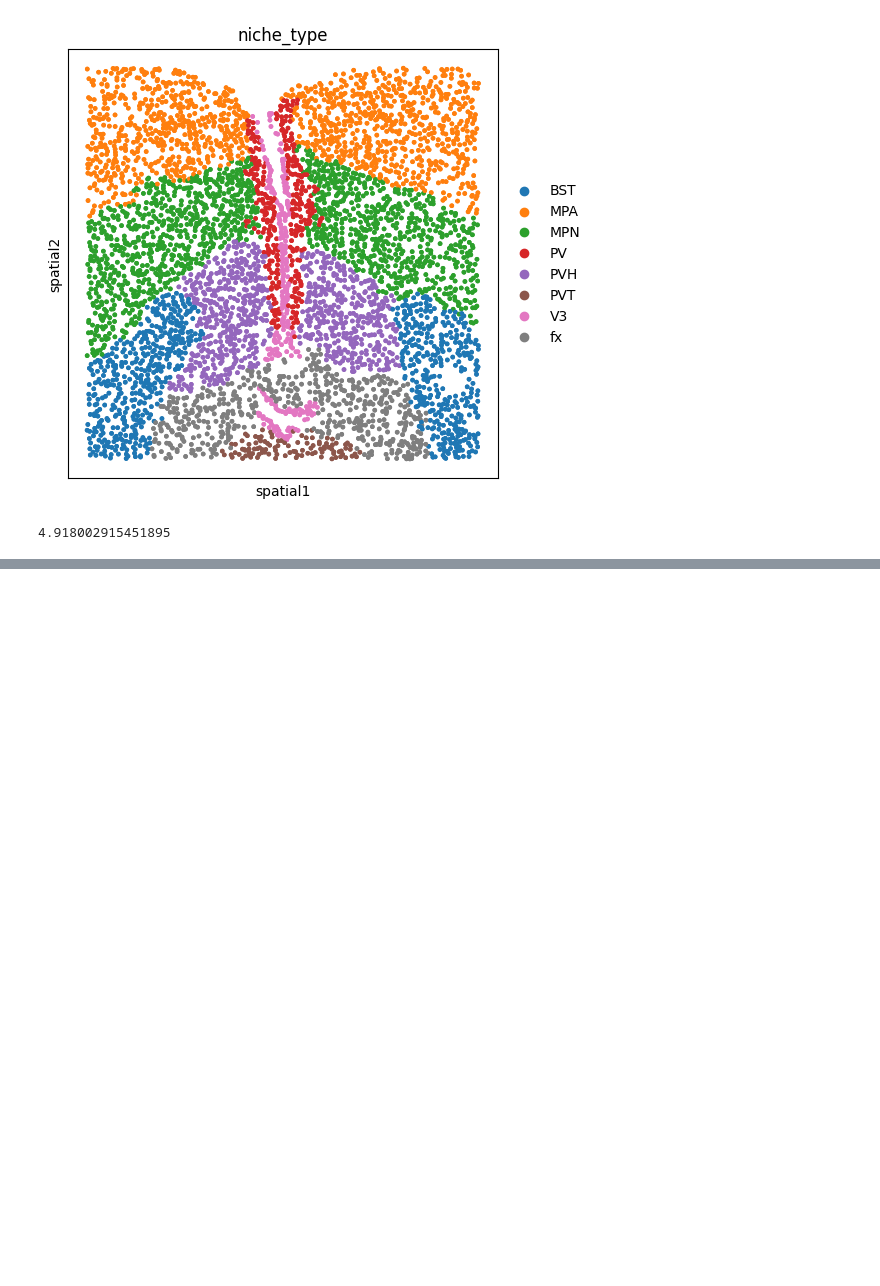
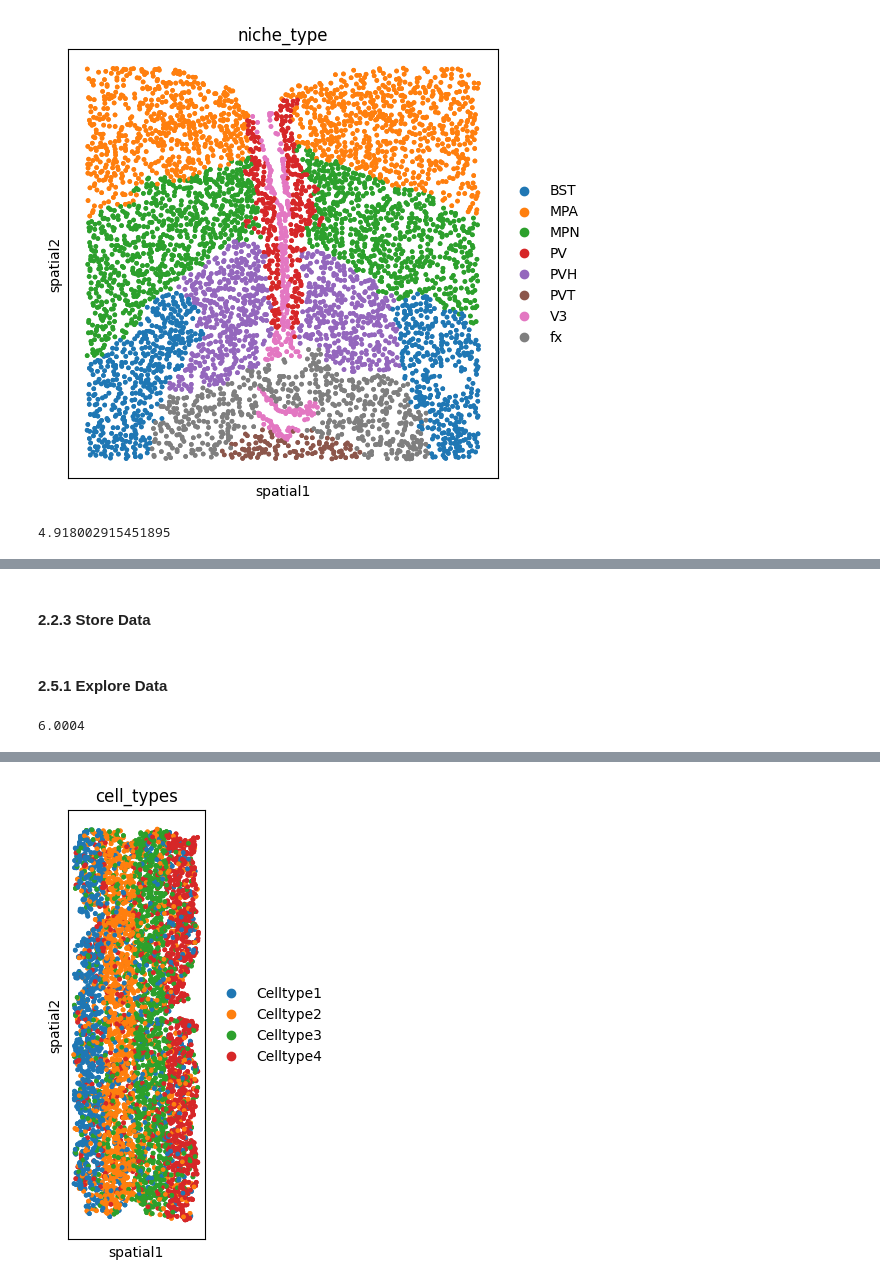
Before and after one commit to Lotfollahi-lab/terra-reproducibility, a Jupyter notebook: analysis/data_preparation.ipynb, the cells around one changed output, grey strips where cells are left out. Cells and saved outputs as stored; diff of their text form; code cells hidden in the pictures; blank space fills up the shorter version.

Commit message:
Add simulation data

```diff
--- a/analysis/data_preparation.ipynb
+++ b/analysis/data_preparation.ipynb
@@ -571,0 +700,14 @@ np.mean(adata.obsp["spatial_connectivities"].sum(0))
+# %%
+adata = sc.read_h5ad(f"{st_data_bronze_folder_path}/{sim_name}/{sim_name}.h5ad")
+
+adata.obs["cell_types"] = adata.obs["cell_type"]
+del(adata.obs["cell_type"])
+adata.obs["niche_types"] = adata.obs["region_label"]
+del(adata.obs["region_label"])
+adata.obsm["spatial"] = np.array(adata.obs[["x", "y"]] * 0.25) # this is set to achieve an average number of neighbors of 6 (similar to Nanostring CosMx Human Brain data)
+del(adata.obs["x"])
+del(adata.obs["y"])
+
+adata.var["ensembl_id"] = adata.var_names
+# %% [markdown]
+#### 2.2.3 Store Data
@@ -571,0 +717,23 @@ np.mean(adata.obsp["spatial_connectivities"].sum(0))
+# %% [markdown]
+#### 2.5.1 Explore Data
+# %%
+# Compute spatial neighborhood graph based on Visium spot diameter of 55 microns
+sq.gr.spatial_neighbors(adata,
+                        coord_type="generic",
+                        spatial_key="spatial",
+                        radius=27.5,
+                        )
+
+# Add self loops to spatial neighborhood graph
+adata.obsp["spatial_connectivities"].setdiag(1)
+
+# Compute sum of counts across each cell's neighborhood to get neighborhood counts per cell
+adata.layers["X_neighborhood"] = adata.obsp["spatial_connectivities"].T @ adata.X
+# %%
+np.mean(adata.obsp["spatial_connectivities"].sum(0))
+# %% [output]
+6.0004
+# %%
+# Visualize cell types in tissue
+sq.pl.spatial_scatter(adata, color="cell_types", shape=None)
+# %% [output]
@@ -571,0 +741 @@ np.mean(adata.obsp["spatial_connectivities"].sum(0))
+[figure, added]
```
Also changed, not shown: parts of 22 cells of this notebook, 4 other files.
